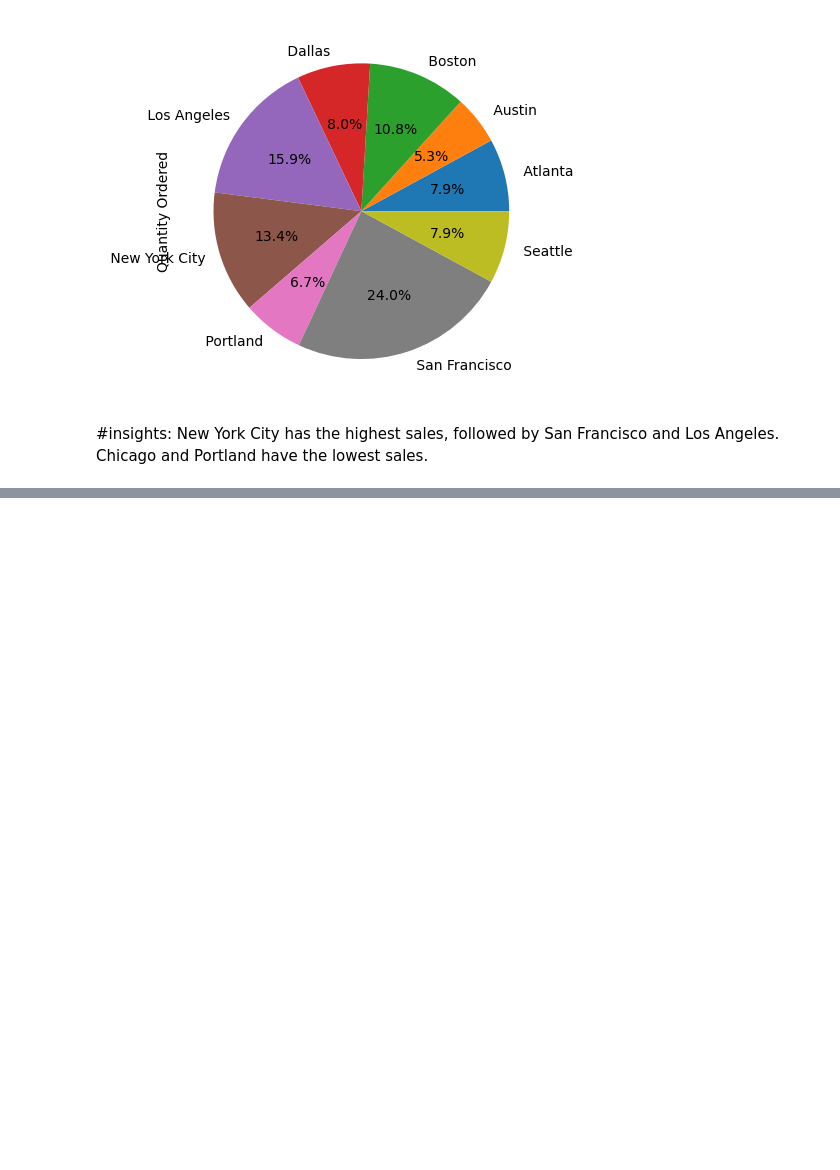
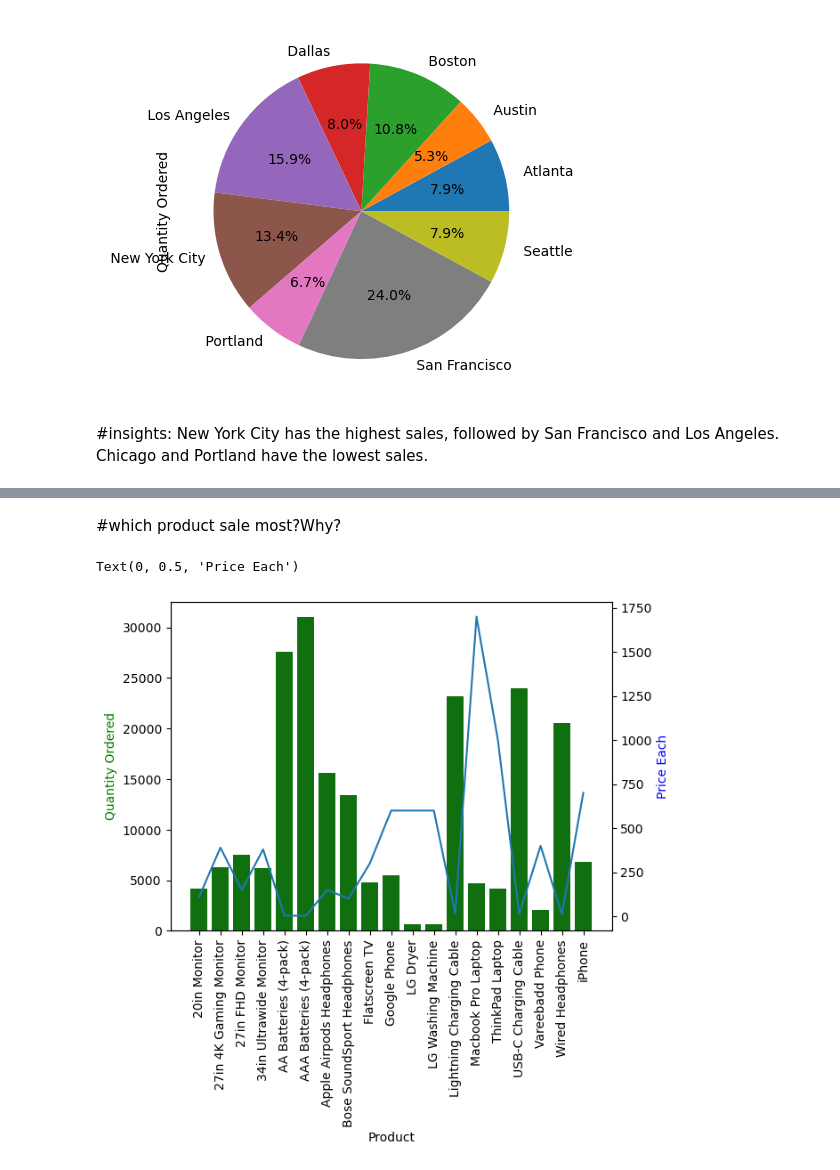
Before and after one commit to ThonteShila/DataAnalytics_Projects, a Jupyter notebook: Sales Data Analytics/Sales_data.ipynb, the cells around one changed output, grey strips where cells are left out. Drawn from its saved outputs; the diff is of its cells as text; code cells hidden in the pictures; blank space fills up the shorter version.

Commit message:
product sale most

```diff
--- a/Sales Data Analytics/Sales_data.ipynb
+++ b/Sales Data Analytics/Sales_data.ipynb
@@ -296,0 +311,20 @@ df.groupby("City")[ 'Quantity Ordered'].sum().plot(kind="pie", autopct="%1.1f%%"
+# %% [markdown]
+#which product sale most?Why?
+# %%
+total_order=df.groupby("Product").agg({"Quantity Ordered":sum,"Price Each":"mean"})
+# %%
+total_order=total_order.reset_index()
+# %%
+products=total_order["Product"].values
+# %%
+#to diplay two columns on y and share single x axis
+fig,ax1=plt.subplots()
+ax2=ax1.twinx()
+sns.barplot(x="Product",y="Quantity Ordered",data=total_order,ax=ax1,color="g")
+sns.lineplot(x="Product",y="Price Each",data=total_order,ax=ax2)
+ax1.set_ylabel("Quantity Ordered",color="g")
+ax1.set_xticklabels(products,rotation=90)
+ax2.set_ylabel("Price Each",color="b")
+# %% [output]
+Text(0, 0.5, 'Price Each')
+[figure, added]
```
Also changed, not shown: parts of 2 cells of this notebook, 1 other file.
